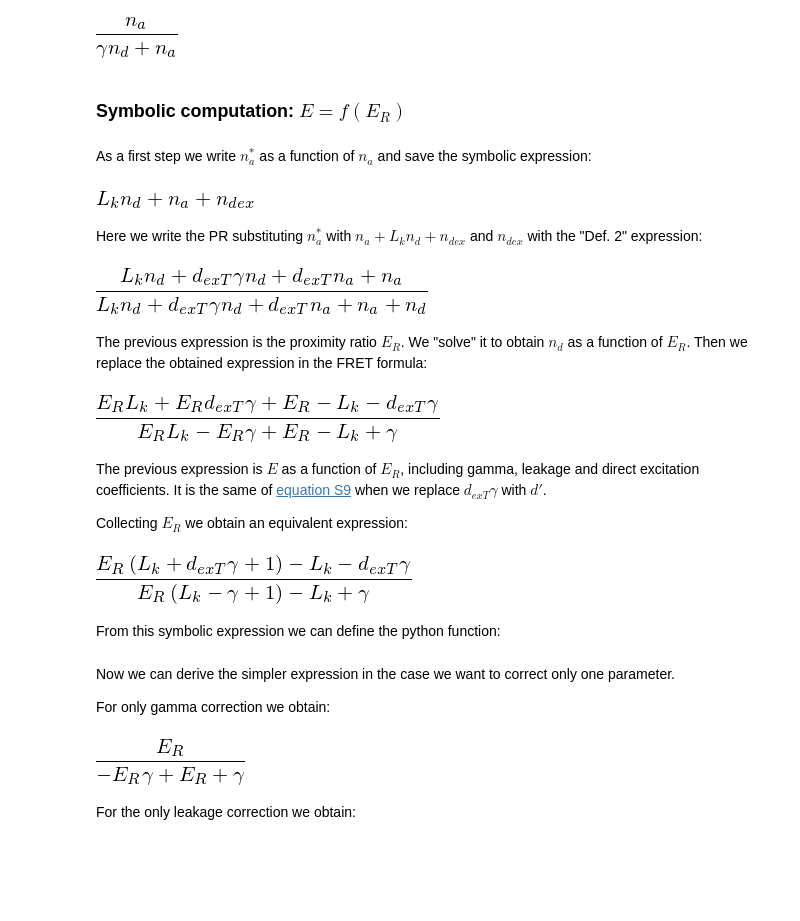
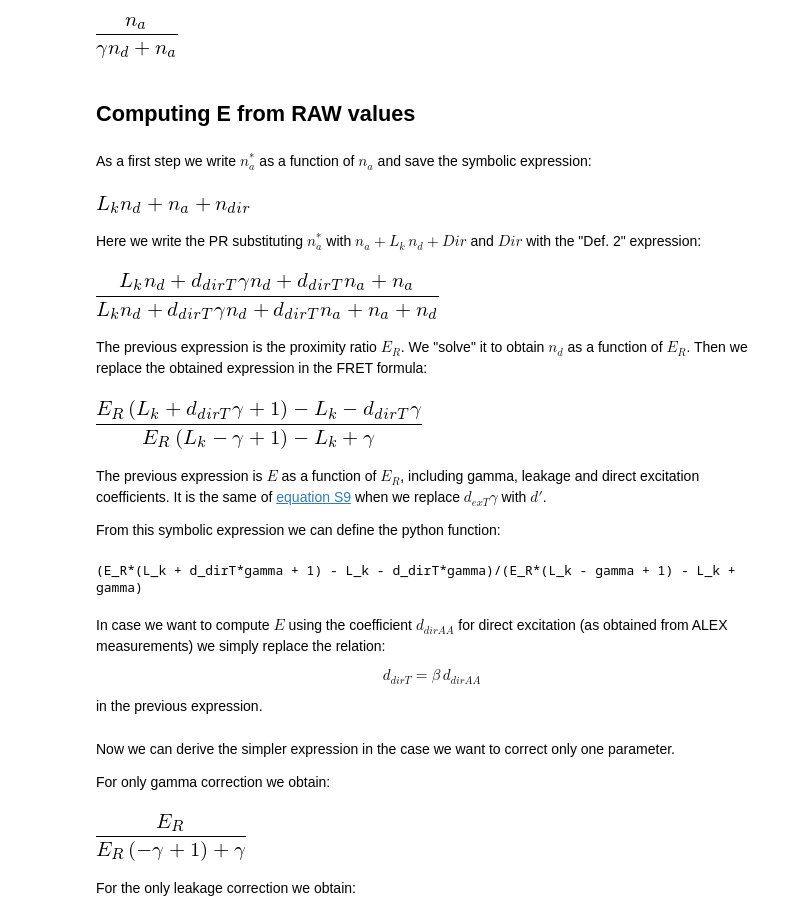
Before and after one commit to tritemio/notebooks, a Jupyter notebook: Derivation of FRET and S correction formulas.ipynb, the cells around one changed output. Saved outputs shown, nothing was run; the diff lists cells and outputs as text; code cells hidden in the pictures; blank space fills up the shorter version.

```diff
--- a/Derivation of FRET and S correction formulas.ipynb
+++ b/Derivation of FRET and S correction formulas.ipynb
@@ -119,8 +155,9 @@ init_printing()  # beautiful maths
 # %%
-E, Er = symbols('E, E_R')
-nd, na, ns_a, n_dex = symbols('n_d n_a n^*_a n_dex')
+E, Er, Epr = symbols('E, E_R, E_PR')
+S, Sr, Spr = symbols('S, S_R, S_PR')
+nd, na, ns_a, n_dir, naa, nt = symbols('n_d n_a n^*_a n_dir n_aa n_t')
 gamma, Lk = symbols('gamma L_k')
-d_exAA, d_exT, d_exD = symbols("d_exAA d_exT, d_exD")
+d_exAA, d_exT, d_exD = symbols("d_dirAA d_dirT, d_dirD")
 # %%
 def PR(nd, na):
     return na/(na + nd)
@@ -135,39 +172,35 @@ def FRET(nd, na, gamma):
 FRET(nd, na, gamma)
 # %% [output]
 [figure]
-# %% [markdown]
-### Symbolic computation: $E = f(E_R)$
+# %% [markdown]
+## Computing E from RAW values
 # %% [markdown]
 As a first step we write $n^*_a$ as a function of $n_a$ and save the symbolic expression:
 # %%
-ns_a_as_func_na = na + Lk*nd + n_dex
+ns_a_as_func_na = na + Lk*nd + n_dir
 ns_a_as_func_na
 # %% [output]
-[figure, old version]
+[figure, new version]
 # %% [markdown]
-Here we write the PR substituting $n^*_a$ with $n_a + L_k n_d + n_{dex}$ and $n_{dex}$ with the "Def. 2" expression:
+Here we write the PR substituting $n^*_a$ with $n_a + L_k\, n_d + Dir$ and $Dir$ with the "Def. 2" expression:
 # %%
-Er_sym = sympy.factor(PR(nd, ns_a).subs(ns_a, ns_a_as_func_na).subs(n_dex, d_exT*(nd*gamma + na)))
-
+Er_sym = sympy.factor(PR(nd, ns_a).subs(ns_a, ns_a_as_func_na).subs(n_dir, d_exT*(nd*gamma + na)))
 Er_sym
 # %% [output]
-[figure, old version]
+[figure, new version]
 # %% [markdown]
 The previous expression is the proximity ratio $E_R$. We "solve" it to obtain $n_d$ as a function of $E_R$. Then we replace the obtained expression in the FRET formula:
 # %%
-E_sym = sympy.factor(FRET(nd, na, gamma).subs(nd, solve(Er_sym - Er, nd)[0]))
-
-E_sym
+E_func_Er = sympy.factor(FRET(nd, na, gamma).subs(nd, solve(Er_sym - Er, nd)[0])).collect(Er)
+E_func_Er
 # %% [output]
-[figure, old version]
+[figure, new version]
 # %% [markdown]
 The previous expression is $E$ as a function of $E_R$, including gamma, leakage and direct excitation coefficients. It is the same of [equation S9](http://www.chem.ucla.edu/~michalet/papers/BJ2005SI.pdf) when we replace $d_{exT}\gamma$ with $d'$.
 
-Collecting $E_R$ we obtain an equivalent expression:
+From this symbolic expression we can define the python function:
-# %%
-sympy.collect(E_sym, Er)
-# %% [output]
-[figure, removed]
-# %% [markdown]
-From this symbolic expression we can define the python function:
+# %%
+print(E_func_Er)
+# %% [output]
+(E_R*(L_k + d_dirT*gamma + 1) - L_k - d_dirT*gamma)/(E_R*(L_k - gamma + 1) - L_k + gamma)
 # %%
@@ -178,11 +211,19 @@ def correct_E_gamma_leak_dir(Eraw, gamma, leakage=0, dir_ex_t=0):
+# %% [markdown]
+In case we want to compute $E$ using the coefficient $d_{dirAA}$
+for direct excitation (as obtained from ALEX measurements) we
+simply replace the relation:
+
+$$ d_{dirT} = \beta\, d_{dirAA}$$
+
+in the previous expression.
 # %% [markdown]
 Now we can derive the simpler expression in the case we want to correct only one parameter.
 
 For only gamma correction we obtain:
 # %%
-E_sym.subs(Lk, 0).subs(d_exT, 0)
+E_func_Er.subs(Lk, 0).subs(d_exT, 0)
 # %% [output]
-[figure, old version]
+[figure, new version]
 # %% [markdown]
 For the only leakage correction we obtain:
 # %%
```
Also changed, not shown: parts of 87 cells of this notebook.
